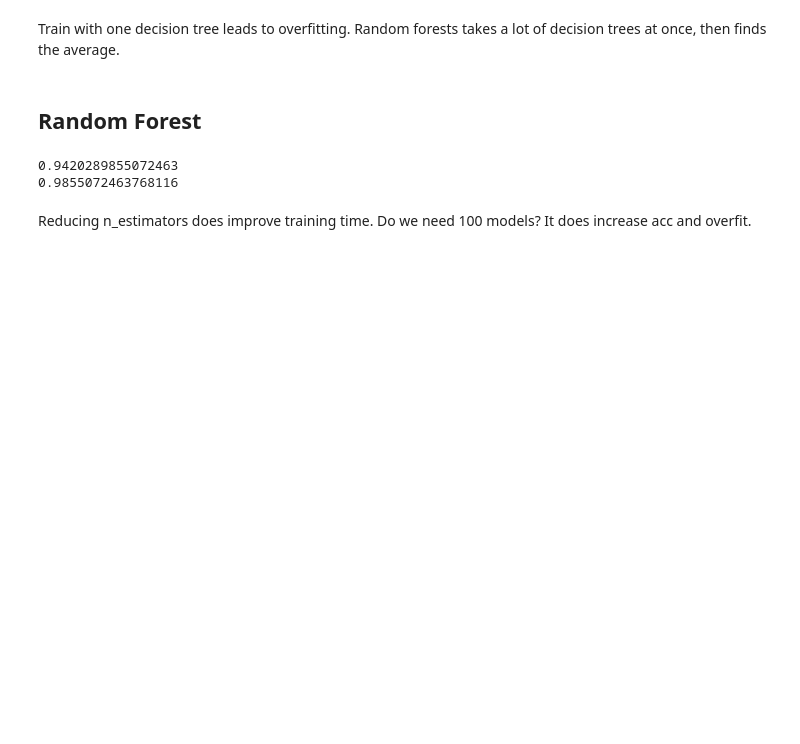
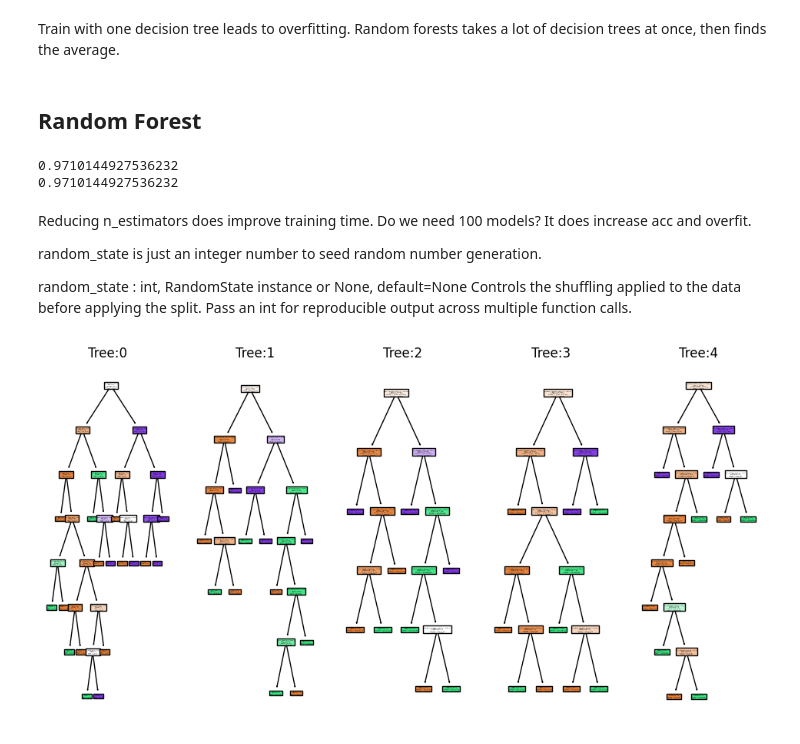
Before and after one commit to MaxDangVu136/ml_carpentry_workshop_2023, a Jupyter notebook: ml_carpentry_workshop_day2_ensemble.ipynb, the cells around one changed output. Cells and saved outputs as stored; diff of their text form; code cells hidden in the pictures; blank space fills up the shorter version.

```diff
--- a/ml_carpentry_workshop_day2_ensemble.ipynb
+++ b/ml_carpentry_workshop_day2_ensemble.ipynb
@@ -120,7 +121,8 @@ from sklearn.ensemble import RandomForestClassifier
 from sklearn.tree import plot_tree
 
 # Defining our model
-forest = RandomForestClassifier(n_estimators=100, max_depth=7, min_samples_leaf=1)
+forest = RandomForestClassifier(n_estimators=100, max_depth=7,
+                                min_samples_leaf=1)
 
 # Train our model
 forest.fit(X_train, y_train)
@@ -129,7 +131,24 @@ forest.fit(X_train, y_train)
 print(tree.score(X_test, y_test))
 print(forest.score(X_test, y_test))
 # %% [output]
-0.9420289855072463
-0.9855072463768116
+0.9710144927536232
+0.9710144927536232
 # %% [markdown]
 Reducing n_estimators does improve training time. Do we need 100 models? It does increase acc and overfit.
+
+random_state is just an integer number to seed random number generation.
+
+random_state : int, RandomState instance or None, default=None
+    Controls the shuffling applied to the data before applying the split. Pass an int for reproducible output across multiple function calls.
+# %%
+import matplotlib.pyplot as plt
+
+fig, axes = plt.subplots(nrows=1, ncols=5, figsize=(12,6))
+
+# plot first five trees in forest
+for index in range(5):
+  plot_tree(forest.estimators_[index], class_names=species_names,
+            feature_names=feature_names, filled=True, ax=axes[index])
+  axes[index].set_title("Tree:" + str(index))
+# %% [output]
+[figure, added]
```
Also changed, not shown: parts of 13 cells of this notebook.
